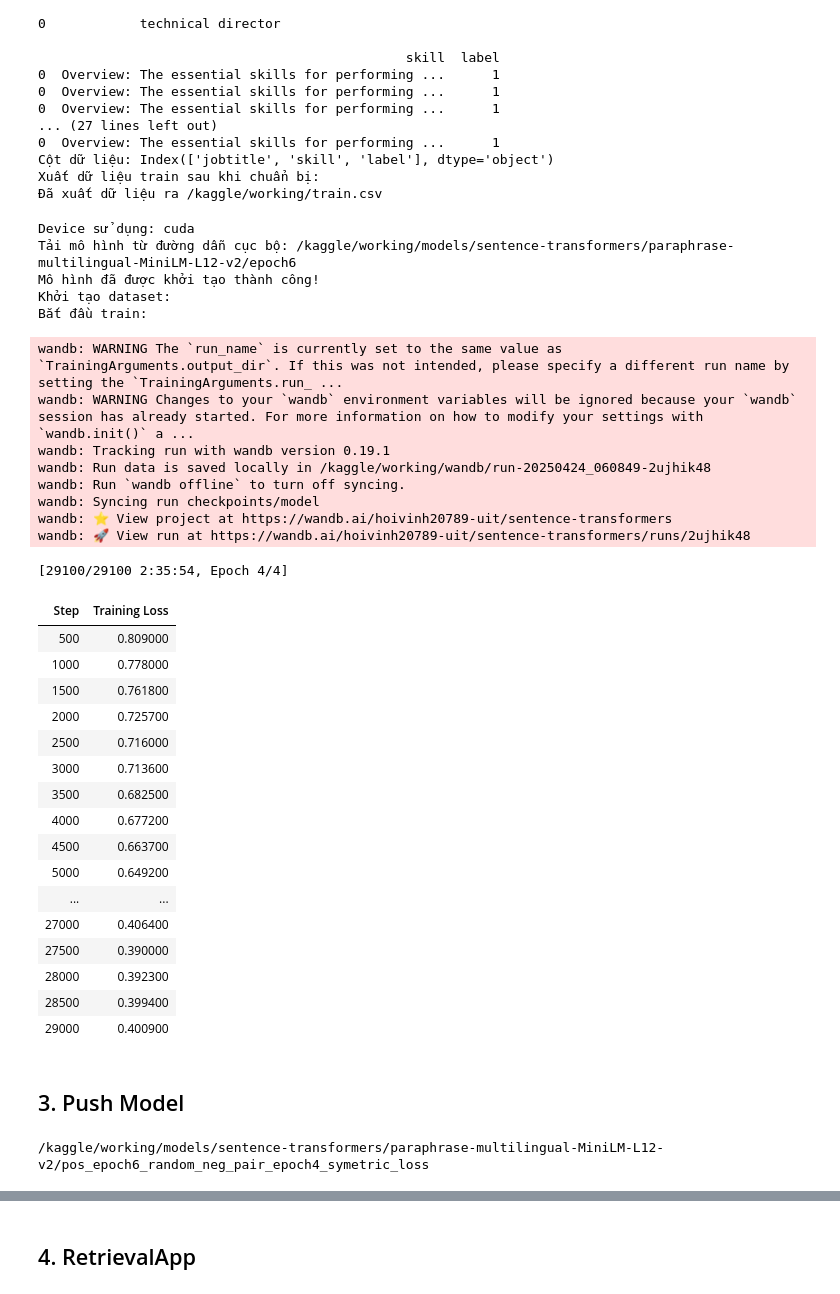
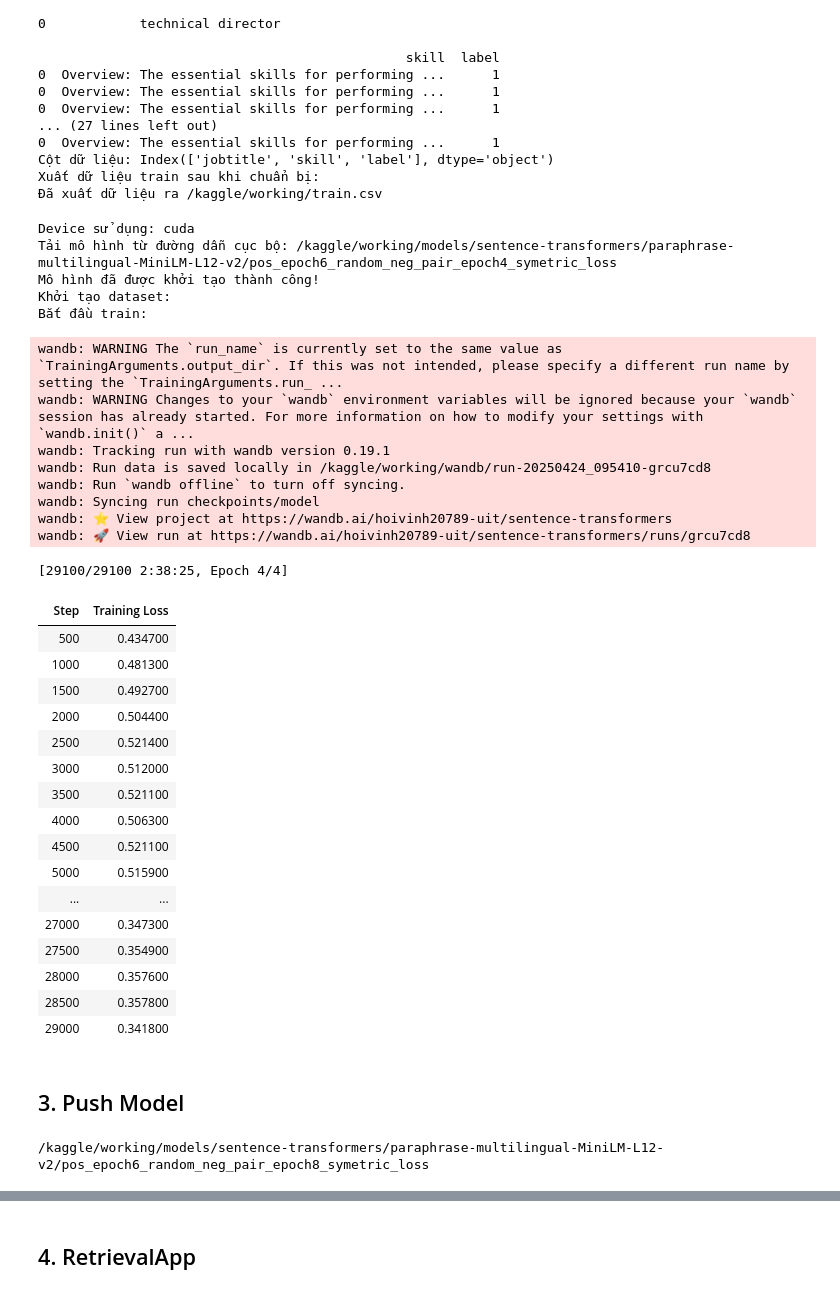
Before and after one commit to hoivd/talent_clef, a Jupyter notebook: code/talent-clef-new-trainer-Symetric_loss.ipynb, the cells around one changed output, grey strips where cells are left out. Saved outputs shown, nothing was run; the diff lists cells and outputs as text; code cells hidden in the pictures.

Commit message:
Kaggle Notebook | talent_clef_trainer | Version 9

```diff
--- a/code/talent-clef-new-trainer-Symetric_loss.ipynb
+++ b/code/talent-clef-new-trainer-Symetric_loss.ipynb
@@ -740,59 +740,59 @@ Xuất dữ liệu train sau khi chuẩn bị:
 # %%
 train_data = Dataset.load_train_data(train_file, train_df)
 dataset = Dataset(train_data)
 
 model_name = 'sentence-transformers/paraphrase-multilingual-MiniLM-L12-v2'
-model_path = '/kaggle/working/models/sentence-transformers/paraphrase-multilingual-MiniLM-L12-v2/epoch6'
+model_path = '/kaggle/working/models/sentence-transformers/paraphrase-multilingual-MiniLM-L12-v2/pos_epoch6_random_neg_pair_epoch4_symetric_loss'
 loss = losses.MultipleNegativesSymmetricRankingLoss
-detail = "pos_epoch6_random_neg_pair_epoch4_symetric_loss"
+detail = "pos_epoch6_random_neg_pair_epoch8_symetric_loss"
 params = {
     "num_epochs": 4,
     "output_path": f"/kaggle/working/models/{model_name}/{detail}",
     "warmup_steps": 100,
     "scheduler":'WarmupCosine',  # ← thay đổi ở đây
     "optimizer_params":{'lr': 5e-5},  # ← tăng nhẹ learning rate
 }
 
 trainer = Trainer(model_name, model_path)
 model, model_path = trainer.train(dataset.data, loss, params)
 # %% [output]
 Device sử dụng: cuda
-Tải mô hình từ đường dẫn cục bộ: /kaggle/working/models/sentence-transformers/paraphrase-multilingual-MiniLM-L12-v2/epoch6
+Tải mô hình từ đường dẫn cục bộ: /kaggle/working/models/sentence-transformers/paraphrase-multilingual-MiniLM-L12-v2/pos_epoch6_random_neg_pair_epoch4_symetric_loss
 Mô hình đã được khởi tạo thành công!
 Khởi tạo dataset:
 Bắt đầu train:
 wandb: WARNING The `run_name` is currently set to the same value as `TrainingArguments.output_dir`. If this was not intended, please specify a different run name by setting the `TrainingArguments.run_ ...
 wandb: WARNING Changes to your `wandb` environment variables will be ignored because your `wandb` session has already started. For more information on how to modify your settings with `wandb.init()` a ...
 wandb: Tracking run with wandb version 0.19.1
-wandb: Run data is saved locally in /kaggle/working/wandb/run-20250424_060849-2ujhik48
+wandb: Run data is saved locally in /kaggle/working/wandb/run-20250424_095410-grcu7cd8
 wandb: Run `wandb offline` to turn off syncing.
 wandb: Syncing run checkpoints/model
 wandb: ⭐️ View project at https://wandb.ai/hoivinh20789-uit/sentence-transformers
-wandb: 🚀 View run at https://wandb.ai/hoivinh20789-uit/sentence-transformers/runs/2ujhik48
+wandb: 🚀 View run at https://wandb.ai/hoivinh20789-uit/sentence-transformers/runs/grcu7cd8
-[29100/29100 2:35:54, Epoch 4/4]
+[29100/29100 2:38:25, Epoch 4/4]
 | Step | Training Loss |
-| 500 | 0.809000 |
-| 1000 | 0.778000 |
-| 1500 | 0.761800 |
-| 2000 | 0.725700 |
-| 2500 | 0.716000 |
-| 3000 | 0.713600 |
-| 3500 | 0.682500 |
-| 4000 | 0.677200 |
-| 4500 | 0.663700 |
-| 5000 | 0.649200 |
+| 500 | 0.434700 |
+| 1000 | 0.481300 |
+| 1500 | 0.492700 |
+| 2000 | 0.504400 |
+| 2500 | 0.521400 |
+| 3000 | 0.512000 |
+| 3500 | 0.521100 |
+| 4000 | 0.506300 |
+| 4500 | 0.521100 |
+| 5000 | 0.515900 |
 | ... | ... |
-| 27000 | 0.406400 |
-| 27500 | 0.390000 |
-| 28000 | 0.392300 |
-| 28500 | 0.399400 |
-| 29000 | 0.400900 |
+| 27000 | 0.347300 |
+| 27500 | 0.354900 |
+| 28000 | 0.357600 |
+| 28500 | 0.357800 |
+| 29000 | 0.341800 |
 # %% [markdown]
 ## 3. Push Model
 # %%
 print(model_path)
 # %% [output]
-/kaggle/working/models/sentence-transformers/paraphrase-multilingual-MiniLM-L12-v2/pos_epoch6_random_neg_pair_epoch4_symetric_loss
+/kaggle/working/models/sentence-transformers/paraphrase-multilingual-MiniLM-L12-v2/pos_epoch6_random_neg_pair_epoch8_symetric_loss
 # %%
 repo_id = "hoivinh20789/talent_clef"  # Đường dẫn tới repo của bạn trên Hugging Face
 folder_path = params['output_path']  # Đường dẫn tới thư mục chứa mô hình của bạn
```
Also changed, not shown: parts of 9 cells of this notebook.
